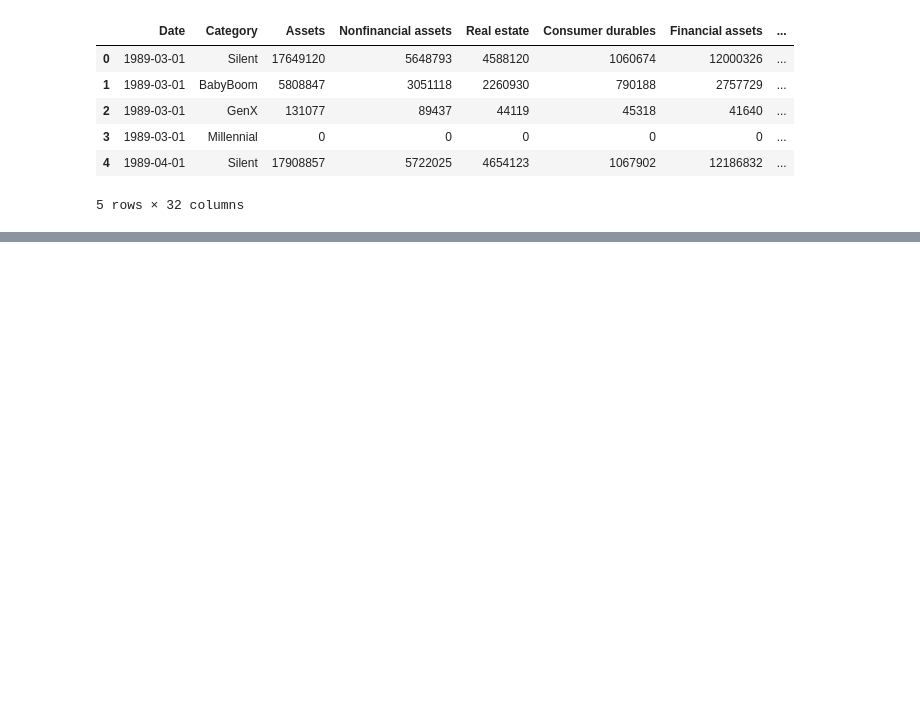
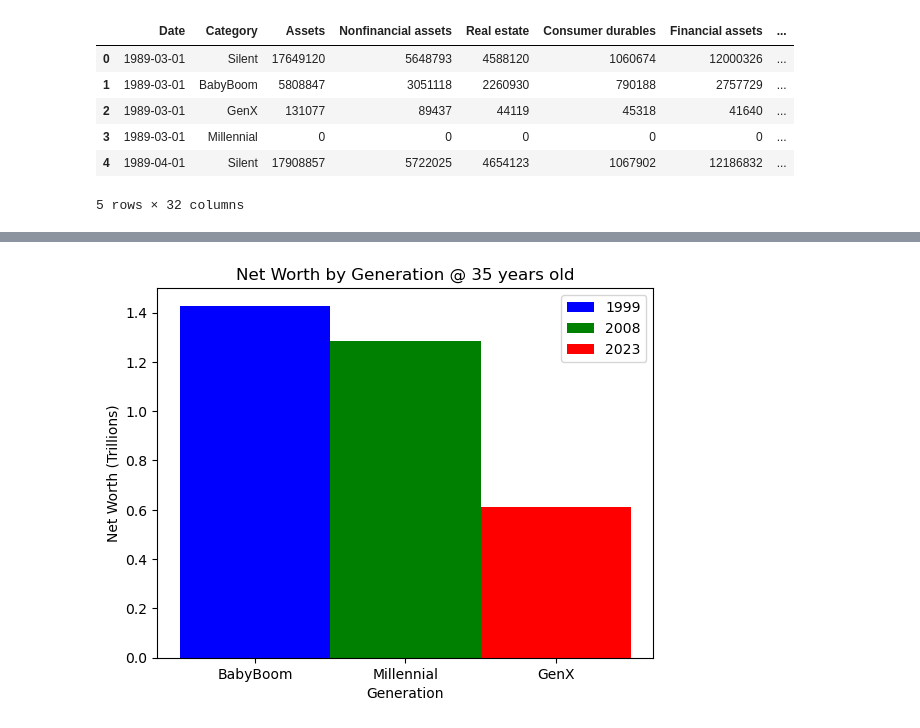
Before and after one commit to JCamp-12/AI-Project-1, a Jupyter notebook: generational_detail_analysis.ipynb, the cells around one changed output, grey strips where cells are left out. Drawn from its saved outputs; the diff is of its cells as text; code cells hidden in the pictures; blank space fills up the shorter version.

```diff
--- a/generational_detail_analysis.ipynb
+++ b/generational_detail_analysis.ipynb
@@ -279,0 +131,40 @@ plt.show()
+# %%
+# Python
+import matplotlib.pyplot as plt
+import matplotlib.ticker as ticker
+
+# Select the required rows
+selected_rows = gen_level_details_grouped.loc[[(1999, 'BabyBoom'), (2007, 'GenX'), (2023, 'Millennial')]]
+
+# Reset index to use 'Category' as x-axis
+selected_rows_reset = selected_rows.reset_index()
+
+# Sort DataFrame by 'Net worth'
+selected_rows_reset = selected_rows_reset.sort_values('Net worth', ascending=False)
+
+# Create the bar chart with specified colors and labels
+colors = ['blue', 'green', 'red']  # Specify your colors here
+labels = ['1999', '2008', '2023']  # Specify your labels here
+bars = plt.bar(selected_rows_reset['Category'], selected_rows_reset['Net worth'], color=colors, width=1.0)
+
+# Add labels to the bars for the legend
+for i in range(len(bars)):
+    bars[i].set_label(labels[i])
+
+# Add labels and title
+plt.xlabel('Generation')
+plt.ylabel('Net Worth (Trillions)')
+
+# Change y-tick values to represent trillions
+formatter = ticker.FuncFormatter(lambda x, pos: '{:0.1f}'.format(x/10000000))
+plt.gca().yaxis.set_major_formatter(formatter)
+
+plt.title('Net Worth by Generation @ 35 years old')
+
+# Add legend
+plt.legend()
+
+# Display the plot
+plt.show()
+# %% [output]
+[figure, added]
```
Also changed, not shown: parts of 14 cells of this notebook.
